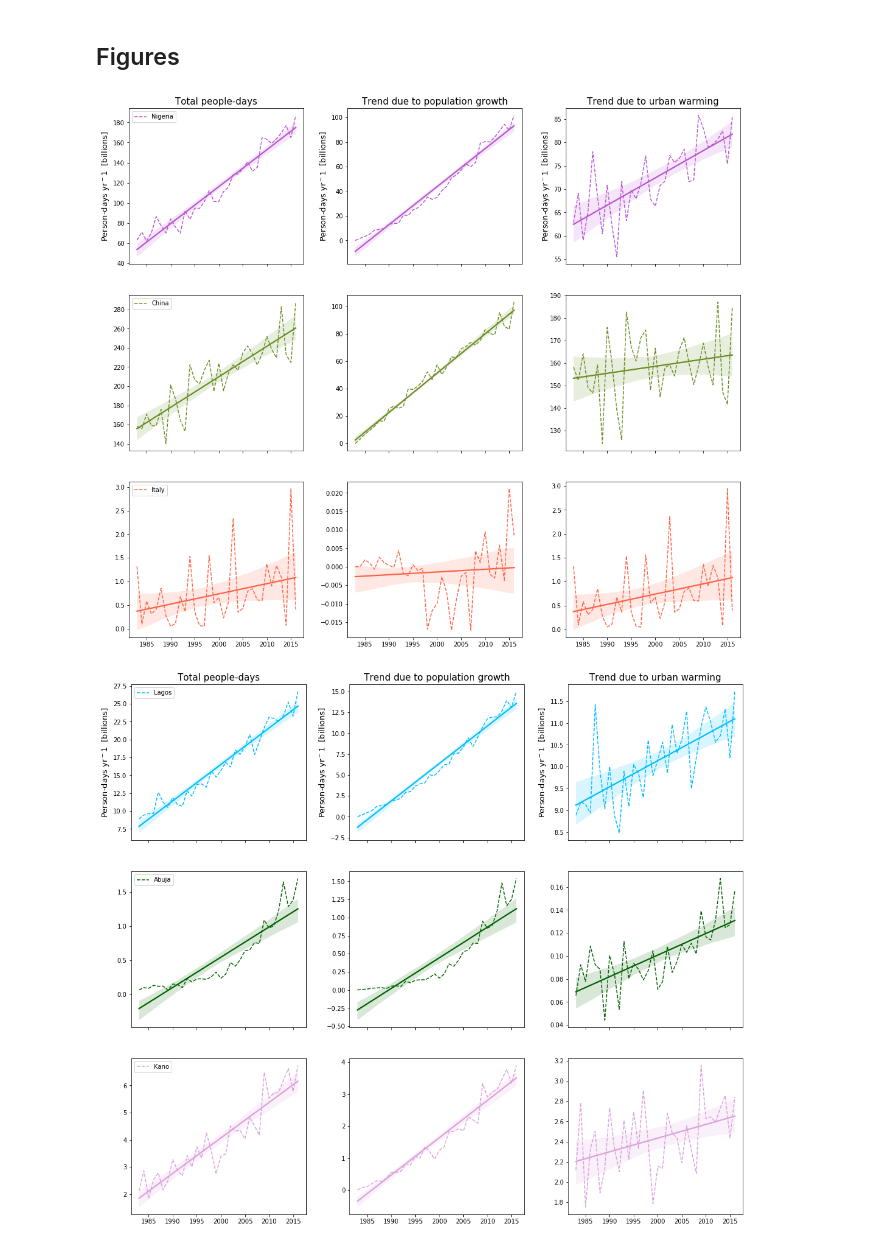
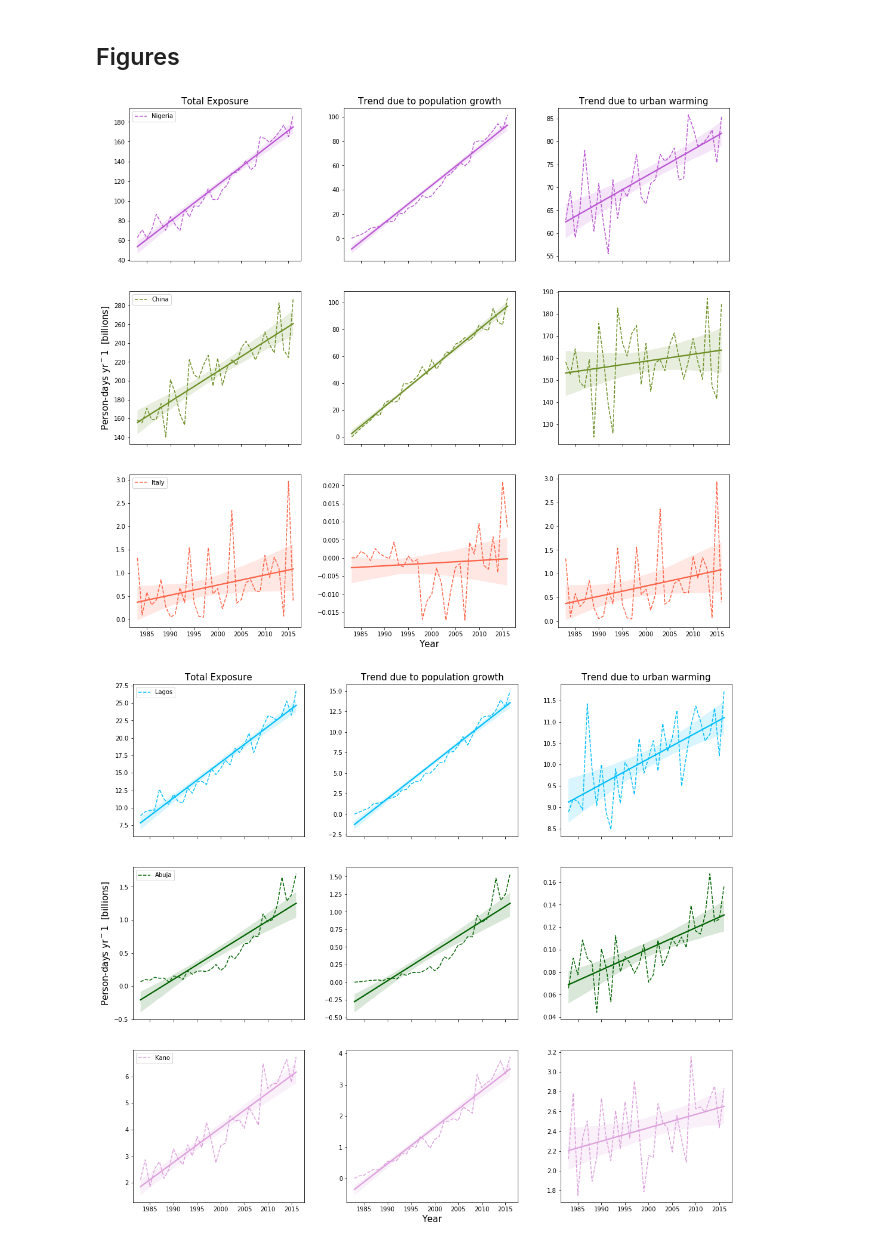
Before and after one commit to ecohydro/GlobalUrbanHeat, a Jupyter notebook: Notebooks/cpt_MS_supplement.ipynb, the cells around one changed output. Cells and saved outputs as stored; diff of their text form; code cells hidden in the pictures.

```diff
--- a/Notebooks/cpt_MS_supplement.ipynb
+++ b/Notebooks/cpt_MS_supplement.ipynb
@@ -217,8 +225,7 @@ Y_stats = list(df.groupby('year')[col].sum() / scale)
 axs[0][0].plot(X_year, Y_stats, color = color, linestyle = '--')
 axs[0][0].legend(labels = [country])
 sns.regplot(X_year, Y_stats, color = color, ax = axs[0][0], scatter = False, truncate = True)
-axs[0][0].set_ylabel('Person-days $yr^-1$  [billions] ', fontsize = 13)
-axs[0][0].set_title('Total people-days', size = 15 )
+#axs[0][0].set_ylabel('Person-days $yr^-1$  [billions] ', fontsize = 13)
 
 col = 'people_days_pop'
 df = HI_STATS[HI_STATS['CTR_MN_NM'] == country]
@@ -226,7 +233,6 @@ X_year = list(df.groupby('year')['ID_HDC_G0'].mean().index)
 Y_stats = list(df.groupby('year')[col].sum() / scale)
 axs[0][1].plot(X_year, Y_stats, color = color, linestyle = '--')
 sns.regplot(X_year, Y_stats, color = color, ax = axs[0][1], scatter = False, truncate = True)
-axs[0][1].set_ylabel('Person-days $yr^-1$  [billions] ', fontsize = 13)
 
 col = 'people_days_heat'
 df = HI_STATS[HI_STATS['CTR_MN_NM'] == country]
@@ -234,7 +240,7 @@ X_year = list(df.groupby('year')['ID_HDC_G0'].mean().index)
 Y_stats = list(df.groupby('year')[col].sum() / scale)
 axs[0][2].plot(X_year, Y_stats, color = color, linestyle = '--')
 sns.regplot(X_year, Y_stats, color = color, ax = axs[0][2], scatter = False, truncate = True)
-axs[0][2].set_ylabel('Person-days $yr^-1$  [billions] ', fontsize = 13)
+#axs[0][2].set_ylabel('Person-days $yr^-1$  [billions] ', fontsize = 13)
 
 #### China
 country = 'China'
@@ -246,7 +252,6 @@ Y_stats = list(df.groupby('year')[col].sum()/ scale)
 axs[1][0].plot(X_year, Y_stats, color = color, linestyle = '--')
 axs[1][0].legend(labels = [country])
 sns.regplot(X_year, Y_stats, color = color, ax = axs[1][0], scatter = False, truncate = True)
-axs[0][1].set_title('Trend due to population growth', size = 15)
 
 col = 'people_days_pop'
 df = HI_STATS[HI_STATS['CTR_MN_NM'] == country]
@@ -263,35 +268,41 @@ axs[1][2].plot(X_year, Y_stats, color = color, linestyle = '--')
 sns.regplot(X_year, Y_stats, color = color, ax = axs[1][2], scatter = False, truncate = True)
 
 #### Italy
 country = 'Italy'
 color = 'tomato'
 col = 'people_days'
 df = HI_STATS[HI_STATS['CTR_MN_NM'] == country]
 X_year = list(df.groupby('year')['ID_HDC_G0'].mean().index)
 Y_stats = list(df.groupby('year')[col].sum()/ scale)
 axs[2][0].plot(X_year, Y_stats, color = color, linestyle = '--')
 axs[2][0].legend(labels = [country])
 sns.regplot(X_year, Y_stats, color = color, ax = axs[2][0], scatter = False, truncate = True)
-axs[0][2].set_title('Trend due to urban warming', size = 15)
 
 col = 'people_days_pop'
 df = HI_STATS[HI_STATS['CTR_MN_NM'] == country]
 X_year = list(df.groupby('year')['ID_HDC_G0'].mean().index)
 Y_stats = list(df.groupby('year')[col].sum()/ scale)
 axs[2][1].plot(X_year, Y_stats, color = color, linestyle = '--')
 sns.regplot(X_year, Y_stats, color = color, ax = axs[2][1], scatter = False, truncate = True)
 
 col = 'people_days_heat'
 df = HI_STATS[HI_STATS['CTR_MN_NM'] == country]
 X_year = list(df.groupby('year')['ID_HDC_G0'].mean().index)
 Y_stats = list(df.groupby('year')[col].sum()/ scale)
 axs[2][2].plot(X_year, Y_stats, color = color, linestyle = '--')
 sns.regplot(X_year, Y_stats, color = color, ax = axs[2][2], scatter = False, truncate = True)
 
+# Axis labels & Titles
+axs[0][0].set_title('Total Exposure', size = 15 )
+axs[0][1].set_title('Trend due to population growth', size = 15)
+axs[0][2].set_title('Trend due to urban warming', size = 15)
+axs[2][1].set_xlabel('Year', fontsize = 15)
+axs[1][0].set_ylabel('Person-days $yr^-1$  [billions] ', fontsize = 15)
+
 # save it out
 plt.savefig(FIG_OUT+FN_OUT, dpi = 300, bbox_inches='tight')
 # %% [output]
-[figure, old version]
+[figure, new version]
 # %%
 #### Make Figure S3 and save it
 FN_OUT = 'FIGS3-ERA5-Final.png'
@@ -313,8 +324,6 @@ Y_stats = list(df.groupby('year')[col].sum() / scale)
 axs[0][0].plot(X_year, Y_stats, color = color, linestyle = '--')
 axs[0][0].legend(labels = ['Lagos'])
 sns.regplot(X_year, Y_stats, color = color, ax = axs[0][0], scatter = False, truncate = True)
-axs[0][0].set_ylabel('Person-days $yr^-1$  [billions] ', fontsize = 13)
-axs[0][0].set_title('Total people-days', size = 15 )
 
 col = 'people_days_pop'
 df = HI_STATS[HI_STATS['ID_HDC_G0'] == city]
@@ -322,7 +331,6 @@ X_year = list(df.groupby('year')['ID_HDC_G0'].mean().index)
 Y_stats = list(df.groupby('year')[col].sum() / scale)
 axs[0][1].plot(X_year, Y_stats, color = color, linestyle = '--')
 sns.regplot(X_year, Y_stats, color = color, ax = axs[0][1], scatter = False, truncate = True)
-axs[0][1].set_ylabel('Person-days $yr^-1$  [billions] ', fontsize = 13)
 
 col = 'people_days_heat'
 df = HI_STATS[HI_STATS['ID_HDC_G0'] == city]
@@ -330,7 +338,6 @@ X_year = list(df.groupby('year')['ID_HDC_G0'].mean().index)
 Y_stats = list(df.groupby('year')[col].sum() / scale)
 axs[0][2].plot(X_year, Y_stats, color = color, linestyle = '--')
 sns.regplot(X_year, Y_stats, color = color, ax = axs[0][2], scatter = False, truncate = True)
-axs[0][2].set_ylabel('Person-days $yr^-1$  [billions] ', fontsize = 13)
 
 #### Abuja
 city = 2565 #10687
@@ -342,7 +349,6 @@ Y_stats = list(df.groupby('year')[col].sum()/ scale)
 axs[1][0].plot(X_year, Y_stats, color = color, linestyle = '--')
 axs[1][0].legend(labels = ['Abuja'])
 sns.regplot(X_year, Y_stats, color = color, ax = axs[1][0], scatter = False, truncate = True)
-axs[0][1].set_title('Trend due to population growth', size = 15)
 
 col = 'people_days_pop'
 df = HI_STATS[HI_STATS['ID_HDC_G0'] == city]
@@ -368,7 +374,6 @@ Y_stats = list(df.groupby('year')[col].sum()/ scale)
 axs[2][0].plot(X_year, Y_stats, color = color, linestyle = '--')
 axs[2][0].legend(labels = ['Kano'])
 sns.regplot(X_year, Y_stats, color = color, ax = axs[2][0], scatter = False, truncate = True)
-axs[0][2].set_title('Trend due to urban warming', size = 15)
 
 col = 'people_days_pop'
 df = HI_STATS[HI_STATS['ID_HDC_G0'] == city]
@@ -384,7 +389,14 @@ Y_stats = list(df.groupby('year')[col].sum()/ scale)
 axs[2][2].plot(X_year, Y_stats, color = color, linestyle = '--')
 sns.regplot(X_year, Y_stats, color = color, ax = axs[2][2], scatter = False, truncate = True)
 
+# Axis labels & Titles
+axs[0][0].set_title('Total Exposure', size = 15 )
+axs[0][1].set_title('Trend due to population growth', size = 15)
+axs[0][2].set_title('Trend due to urban warming', size = 15)
+axs[2][1].set_xlabel('Year', fontsize = 15)
+axs[1][0].set_ylabel('Person-days $yr^-1$  [billions] ', fontsize = 15)
+
 # save it out
 plt.savefig(FIG_OUT+FN_OUT, dpi = 300, bbox_inches='tight')
 # %% [output]
-[figure, old version]
+[figure, new version]
```
Also changed, not shown: parts of 8 cells of this notebook, 2 other files.
